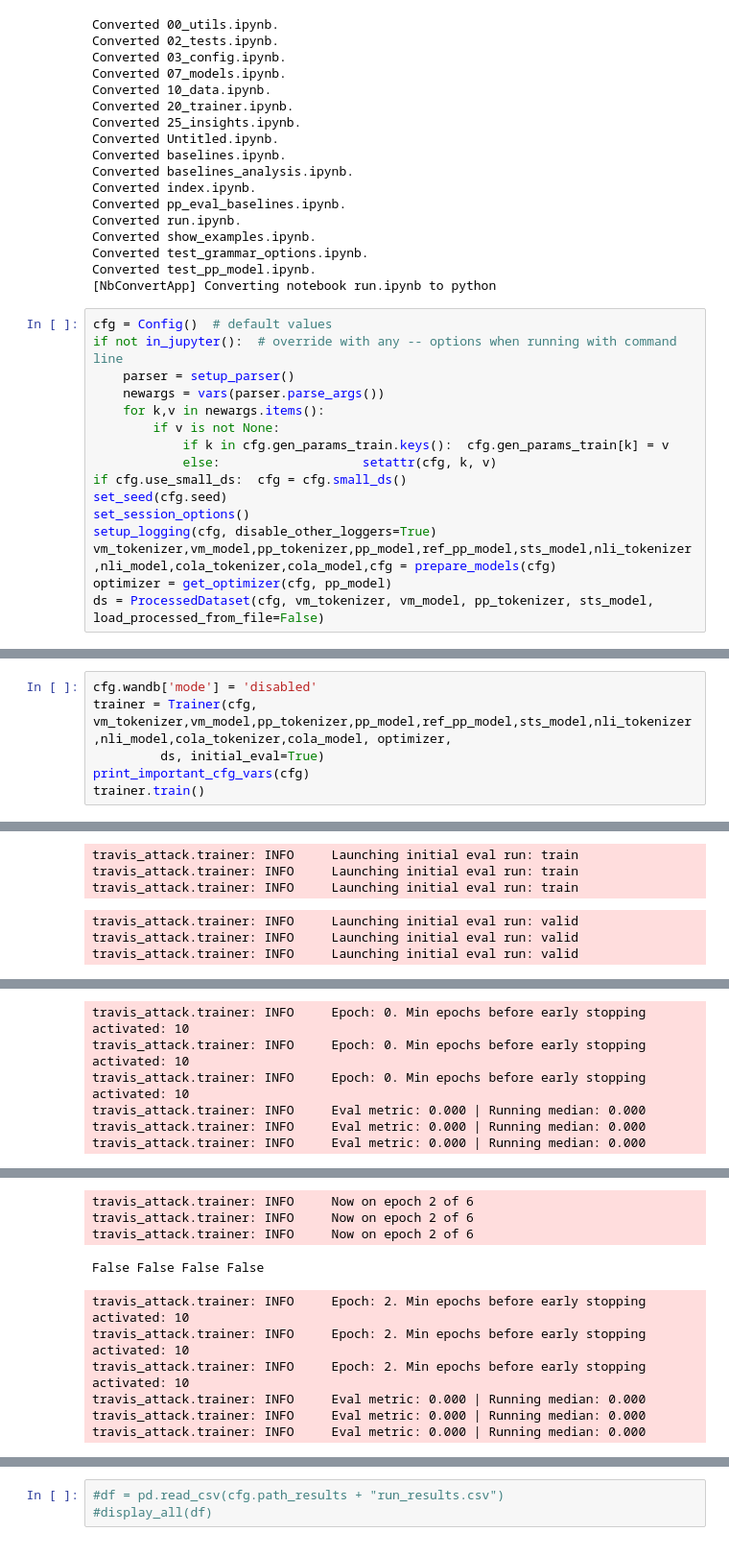
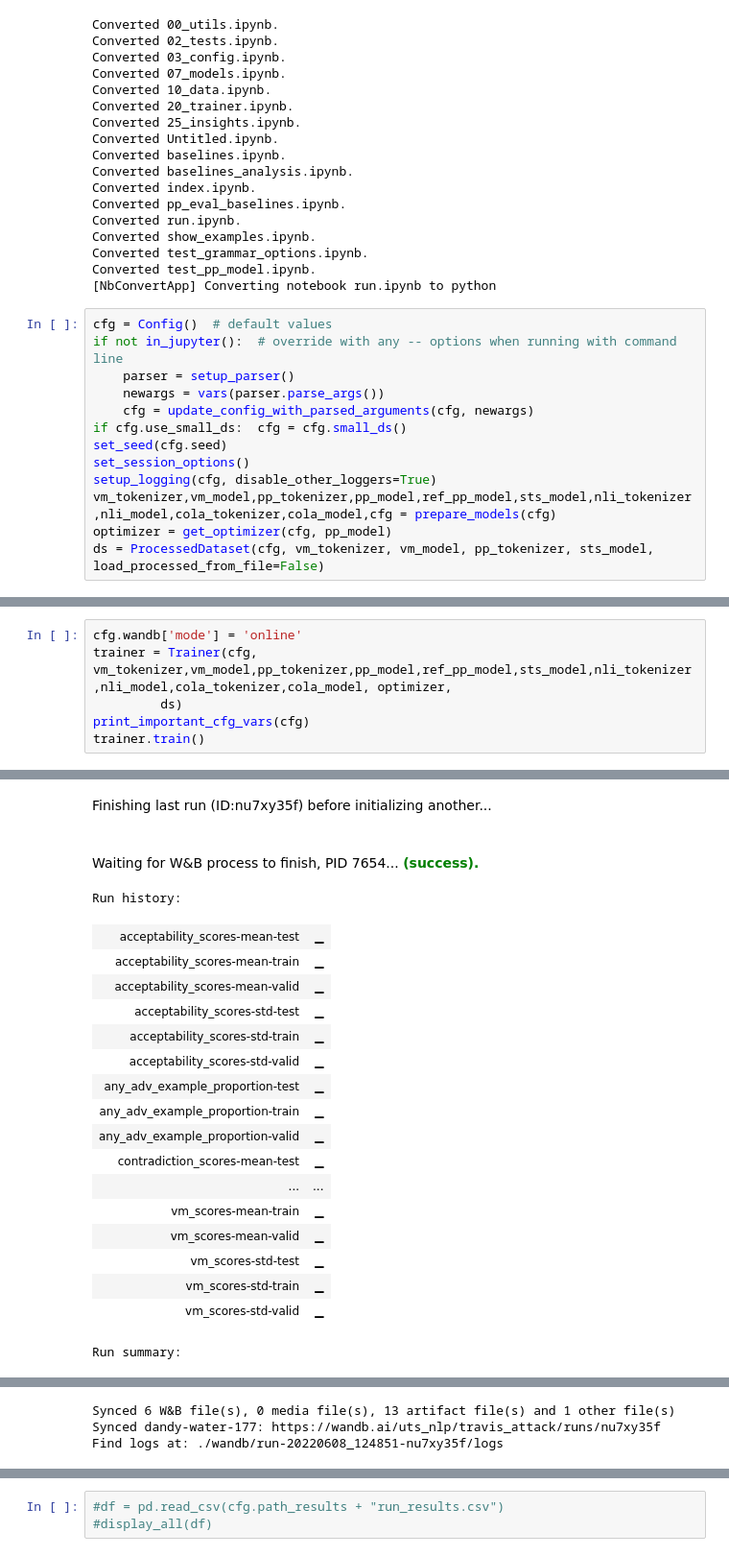
Before and after one commit to puzzler10/travis_attack, a Jupyter notebook: run.ipynb, the cells around one changed output, grey strips where cells are left out. Shown: that part at 96% size. Cells and saved outputs as stored; diff of their text form.

Commit message:
Removed a bunch of redundant code Fixed command line parser to take into account generation parameters

```diff
--- a/run.ipynb
+++ b/run.ipynb
@@ -50,10 +50,7 @@ cfg = Config()  # default values
 if not in_jupyter():  # override with any -- options when running with command line
     parser = setup_parser()
     newargs = vars(parser.parse_args())
-    for k,v in newargs.items():
-        if v is not None:
-            if k in cfg.gen_params_train.keys():  cfg.gen_params_train[k] = v
-            else:                   setattr(cfg, k, v)
+    cfg = update_config_with_parsed_arguments(cfg, newargs)
 if cfg.use_small_ds:  cfg = cfg.small_ds()
 set_seed(cfg.seed)
 set_session_options()
@@ -68,7 +67,7 @@ travis_attack.data: INFO     Will load dataset simple with use_small_ds set to F
 # %%
-cfg.wandb['mode'] = 'disabled'
+cfg.wandb['mode'] = 'online'
 trainer = Trainer(cfg, vm_tokenizer,vm_model,pp_tokenizer,pp_model,ref_pp_model,sts_model,nli_tokenizer,nli_model,cola_tokenizer,cola_model, optimizer,
-         ds, initial_eval=True)
+         ds)
 print_important_cfg_vars(cfg)
 trainer.train()
 # %% [output]
@@ -92,6 +91,20 @@ trainer.train()
+Finishing last run (ID:nu7xy35f) before initializing another...
+Waiting for W&B process to finish, PID 7654... (success).
-travis_attack.trainer: INFO     Launching initial eval run: train
-travis_attack.trainer: INFO     Launching initial eval run: train
-travis_attack.trainer: INFO     Launching initial eval run: train
+Run history:
+| acceptability_scores-mean-test | ▁ |
+| acceptability_scores-mean-train | ▁ |
+| acceptability_scores-mean-valid | ▁ |
+| acceptability_scores-std-test | ▁ |
+| acceptability_scores-std-train | ▁ |
+| acceptability_scores-std-valid | ▁ |
+| any_adv_example_proportion-test | ▁ |
+| any_adv_example_proportion-train | ▁ |
+| any_adv_example_proportion-valid | ▁ |
+| contradiction_scores-mean-test | ▁ |
+| ... | ... |
+| vm_scores-mean-train | ▁ |
+| vm_scores-mean-valid | ▁ |
+| vm_scores-std-test | ▁ |
+| vm_scores-std-train | ▁ |
+| vm_scores-std-valid | ▁ |
-travis_attack.trainer: INFO     Launching initial eval run: valid
-travis_attack.trainer: INFO     Launching initial eval run: valid
-travis_attack.trainer: INFO     Launching initial eval run: valid
+Run summary:
@@ -98,6 +127,3 @@ travis_attack.trainer: INFO     Launching initial eval run: valid
-travis_attack.trainer: INFO     Epoch: 0. Min epochs before early stopping activated: 10
-travis_attack.trainer: INFO     Epoch: 0. Min epochs before early stopping activated: 10
-travis_attack.trainer: INFO     Epoch: 0. Min epochs before early stopping activated: 10
-travis_attack.trainer: INFO     Eval metric: 0.000 | Running median: 0.000
-travis_attack.trainer: INFO     Eval metric: 0.000 | Running median: 0.000
-travis_attack.trainer: INFO     Eval metric: 0.000 | Running median: 0.000
+Synced 6 W&B file(s), 0 media file(s), 13 artifact file(s) and 1 other file(s)
+Synced dandy-water-177: https://wandb.ai/uts_nlp/travis_attack/runs/nu7xy35f
+Find logs at: ./wandb/run-20220608_124851-nu7xy35f/logs
@@ -116,10 +139,0 @@ travis_attack.trainer: INFO     Eval metric: 0.000 | Running median: 0.000
-travis_attack.trainer: INFO     Now on epoch 2 of 6
-travis_attack.trainer: INFO     Now on epoch 2 of 6
-travis_attack.trainer: INFO     Now on epoch 2 of 6
-False False False False
-travis_attack.trainer: INFO     Epoch: 2. Min epochs before early stopping activated: 10
-travis_attack.trainer: INFO     Epoch: 2. Min epochs before early stopping activated: 10
-travis_attack.trainer: INFO     Epoch: 2. Min epochs before early stopping activated: 10
-travis_attack.trainer: INFO     Eval metric: 0.000 | Running median: 0.000
-travis_attack.trainer: INFO     Eval metric: 0.000 | Running median: 0.000
-travis_attack.trainer: INFO     Eval metric: 0.000 | Running median: 0.000
```
Also changed, not shown: parts of 8 cells of this notebook, 15 other files.
